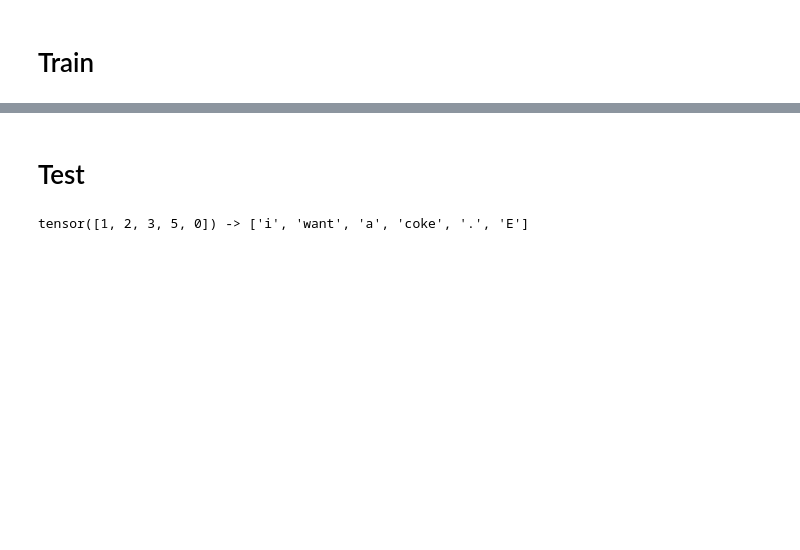
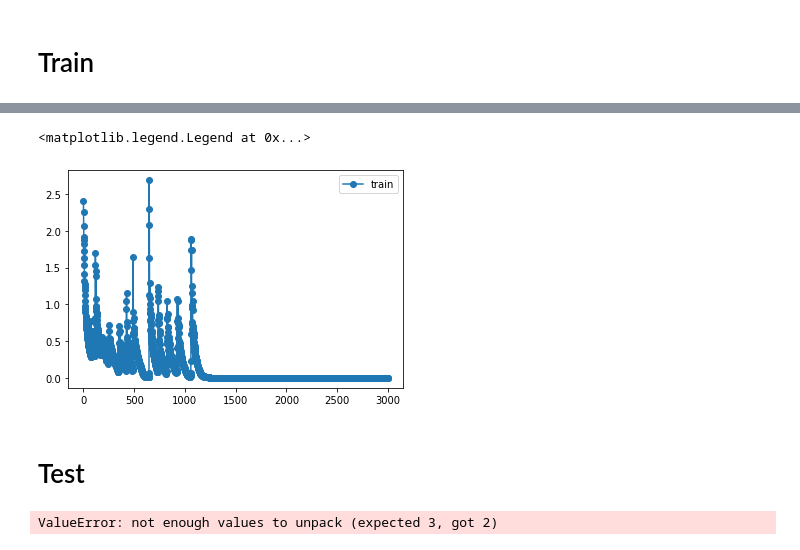
Before and after one commit to SQiRen/python, a Jupyter notebook: transform.ipynb, the cells around one changed output, grey strips where cells are left out. Saved outputs shown, nothing was run; the diff lists cells and outputs as text; code cells hidden in the pictures; blank space fills up the shorter version.

```diff
--- a/transform.ipynb
+++ b/transform.ipynb
@@ -50,6 +56,7 @@ d_ff = 2048 # FeedForward dimension/FeedForward 层隐藏神经元个数
 d_k = d_v = 64  # dimension of K(=Q), V/Q、K、V 向量的维度，其中 Q 与 K 的维度必须相等，V 的维度没有限制，不过为了方便起见，我都设为 64
 n_layers = 6  # number of Encoder of Decoder Layer/Encoder 和 Decoder 的个数
 n_heads = 8  # number of heads in Multi-Head Attention/多头注意力中 head 的数量
+EPOCHS = 3000
 # %% [markdown]
 # Positional Encoding
 # %%
@@ -334,23 +343,6 @@ class Transformer(nn.Module):
 # %%
 model = Transformer().cuda()
 criterion = nn.CrossEntropyLoss(ignore_index=0)
-optimizer = optim.SGD(model.parameters(), lr=1e-3, momentum=0.99)
+optimizer = optim.SGD(model.parameters(), lr=1e-4, momentum=0.99)
 # %% [markdown]
 # Train
-# %%
-for epoch in range(30):
-    for x_inputs, y_inputs in train_loader:
-      '''
-      enc_inputs: [batch_size, src_len]
-      dec_inputs: [batch_size, tgt_len]
-      dec_outputs: [batch_size, tgt_len]
-      '''
-      enc_inputs, dec_inputs, dec_outputs = x_inputs.cuda(), y_inputs.cuda(), y_inputs.cuda()
-      # outputs: [batch_size * tgt_len, tgt_vocab_size]
-      outputs, enc_self_attns, dec_self_attns, dec_enc_attns = model(enc_inputs, dec_inputs)
-      loss = criterion(outputs, dec_outputs.view(-1))
-      print('Epoch:', '%04d' % (epoch + 1), 'loss =', '{:.6f}'.format(loss))
-
-      optimizer.zero_grad()
-      loss.backward()
-      optimizer.step()
@@ -371,3 +349,54 @@ tensor([[-1.6884, -0.8449,  0.8662,  ..., -0.0139, -0.0133,  0.4362],
+# %%
+hist_loss = np.zeros(EPOCHS)
+for epoch in range(EPOCHS):
+    running_loss = 0
+    with tqdm(total=len(train_loader.dataset), desc=f"[Epoch {epoch+1:3d}/{EPOCHS}]") as pbar:
+        #for x_inputs, y_inputs in train_loader:
+        for idx_batch, (x_inputs, y_inputs) in enumerate(train_loader):
+            '''
+            enc_inputs: [batch_size, src_len]
+            dec_inputs: [batch_size, tgt_len]
+            dec_outputs: [batch_size, tgt_len]
+            '''
+            enc_inputs, dec_inputs, dec_outputs = x_inputs.cuda(), y_inputs.cuda(), y_inputs.cuda()
+            # outputs: [batch_size * tgt_len, test_size]
+            outputs, enc_self_attns, dec_self_attns, dec_enc_attns = model(enc_inputs, dec_inputs)
+            #       outputs=torch.tensor(outputs,dtype=torch.int64).cuda()
+            #       dec_outputs=torch.tensor(dec_outputs,dtype=torch.int64).cuda()
+            #outputs = outputs
+            dec_outputs = dec_outputs.long()
+            #import pdb;
+            #pdb.set_trace()
+            loss = criterion(outputs, dec_outputs)
+            #print('Epoch:', '%04d' % (epoch + 1), 'loss =', '{:.6f}'.format(loss))
+
+            optimizer.zero_grad()
+            loss.backward()
+            optimizer.step()
+
+            running_loss += loss.item()
+            pbar.set_postfix({'loss': running_loss/(idx_batch+1)})
+            pbar.update(x_inputs.shape[0])
+
+        train_loss = running_loss/len(train_loader)
+        #val_loss = compute_loss(model, dataloader_val, criterion, device).item()
+        #pbar.set_postfix({'loss': train_loss, 'val_loss': val_loss})
+        pbar.set_postfix({'loss': train_loss})
+
+        hist_loss[epoch] = train_loss
+        #hist_loss_val[idx_epoch] = val_loss
+
+        #if val_loss < val_loss_best:
+            #val_loss_best = val_loss
+            #torch.save(net.state_dict(), model_save_path)
+
+plt.plot(hist_loss, 'o-', label='train')
+#plt.plot(hist_loss_val, 'o-', label='val')
+plt.legend()
+#print(f"model exported to {model_save_path} with loss {val_loss_best:5f}")
+# %% [output]
+<matplotlib.legend.Legend at 0x...>
+[figure, added]
 # %% [markdown]
 # Test
 # %%
@@ -394,10 +423,10 @@ def greedy_decoder(model, enc_input, start_symbol):
     return dec_input
 
 # Test
-enc_inputs, _, _ = next(iter(loader))
+enc_inputs, _, _ = next(iter(train_loader))
 greedy_dec_input = greedy_decoder(model, enc_inputs[0].view(1, -1).cuda(), start_symbol=tgt_vocab["S"])
 predict, _, _, _ = model(enc_inputs[0].view(1, -1).cuda(), greedy_dec_input)
 predict = predict.data.max(1, keepdim=True)[1]
 print(enc_inputs[0], '->', [idx2word[n.item()] for n in predict.squeeze()])
 # %% [output]
-tensor([1, 2, 3, 5, 0]) -> ['i', 'want', 'a', 'coke', '.', 'E']
+ValueError: not enough values to unpack (expected 3, got 2)
```
Also changed, not shown: parts of 12 cells of this notebook.
